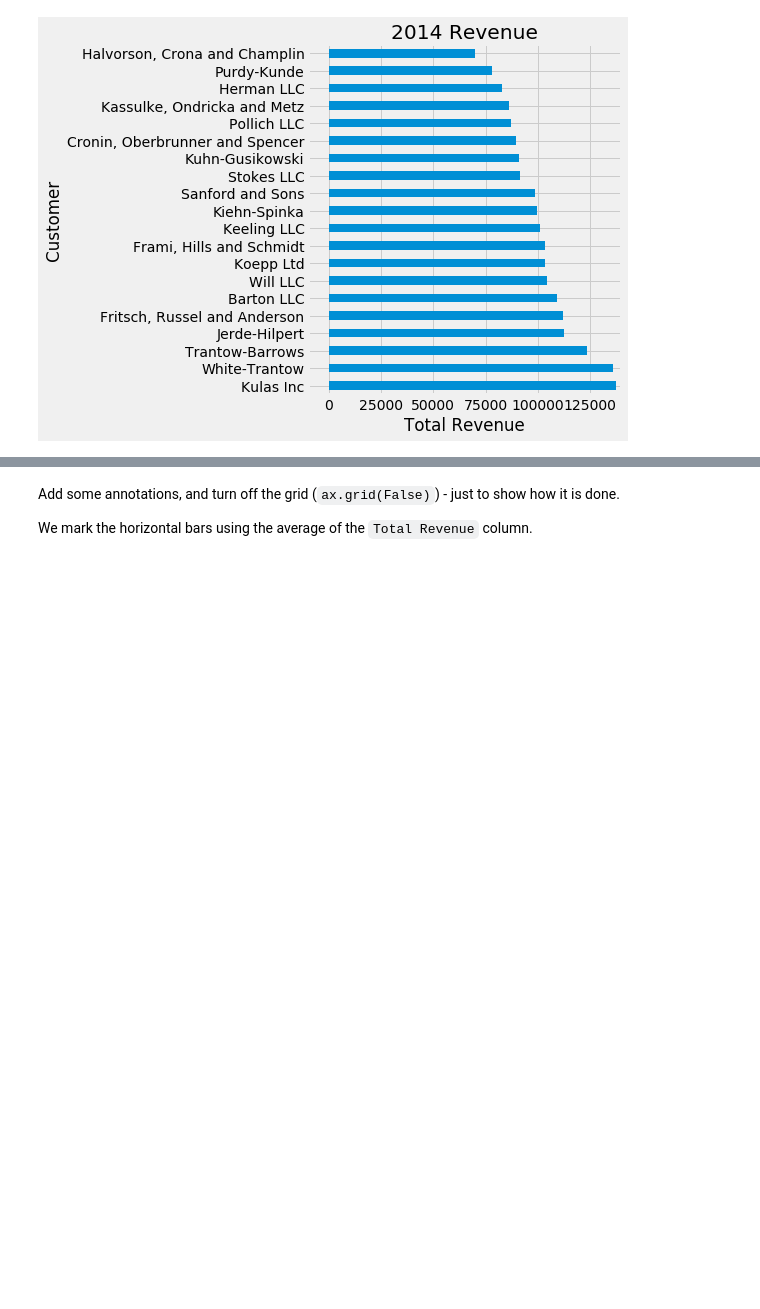
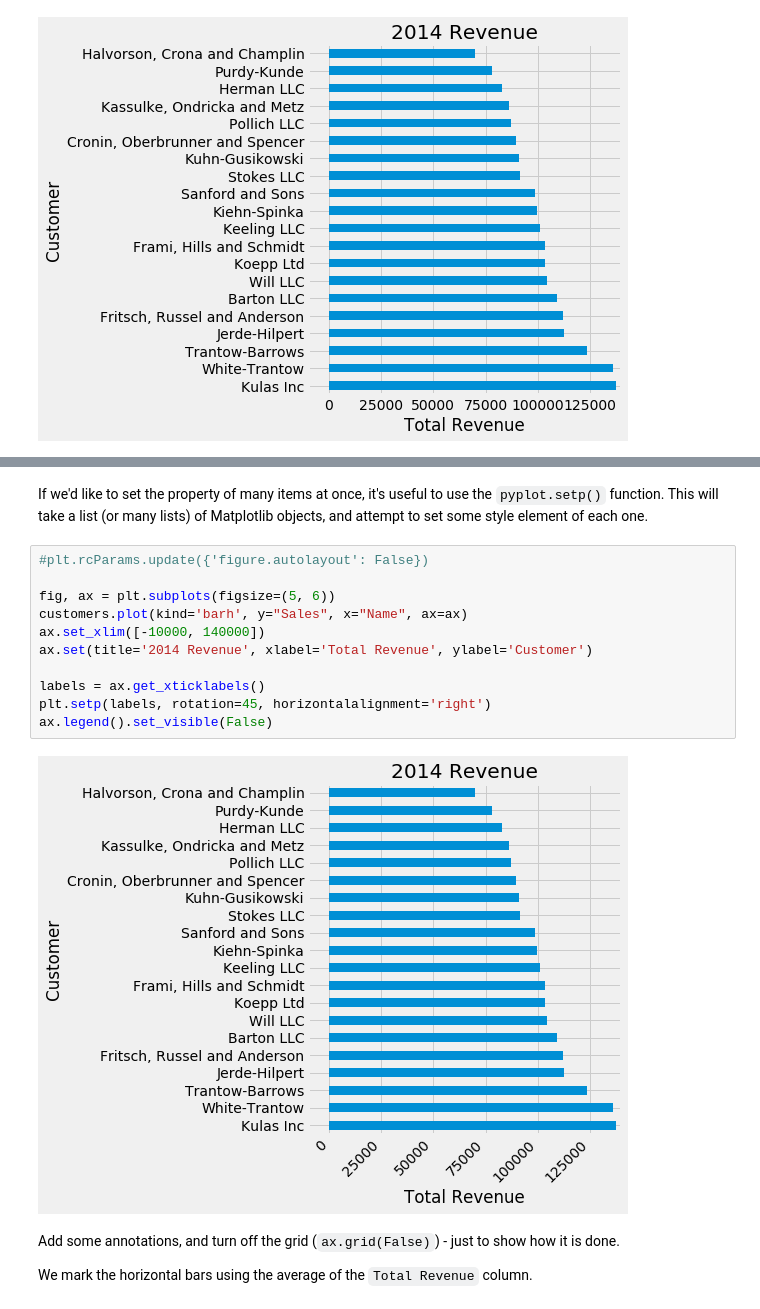
Before and after one commit to RickyMacharm/plotting, a Jupyter notebook: Matplotlib.ipynb, the cells around one changed output, grey strips where cells are left out. Saved outputs shown, nothing was run; the diff lists cells and outputs as text; blank space fills up the shorter version.

```diff
--- a/Matplotlib.ipynb
+++ b/Matplotlib.ipynb
@@ -234,3 +246,18 @@ ax.legend().set_visible(False)
+# %% [markdown]
+If we'd like to set the property of many items at once, it's useful to use the `pyplot.setp()` function. This will take a list (or many lists) of Matplotlib objects, and attempt to set some style element of each one.
+# %%
+#plt.rcParams.update({'figure.autolayout': False})
+
+fig, ax = plt.subplots(figsize=(5, 6))
+customers.plot(kind='barh', y="Sales", x="Name", ax=ax)
+ax.set_xlim([-10000, 140000])
+ax.set(title='2014 Revenue', xlabel='Total Revenue', ylabel='Customer')
+
+labels = ax.get_xticklabels()
+plt.setp(labels, rotation=45, horizontalalignment='right')
+ax.legend().set_visible(False)
+# %% [output]
+[figure, added]
 # %% [markdown]
 Add some annotations, and turn off the grid (`ax.grid(False)`) - just to show how it is done.
 
```
Also changed, not shown: parts of 9 cells of this notebook.
